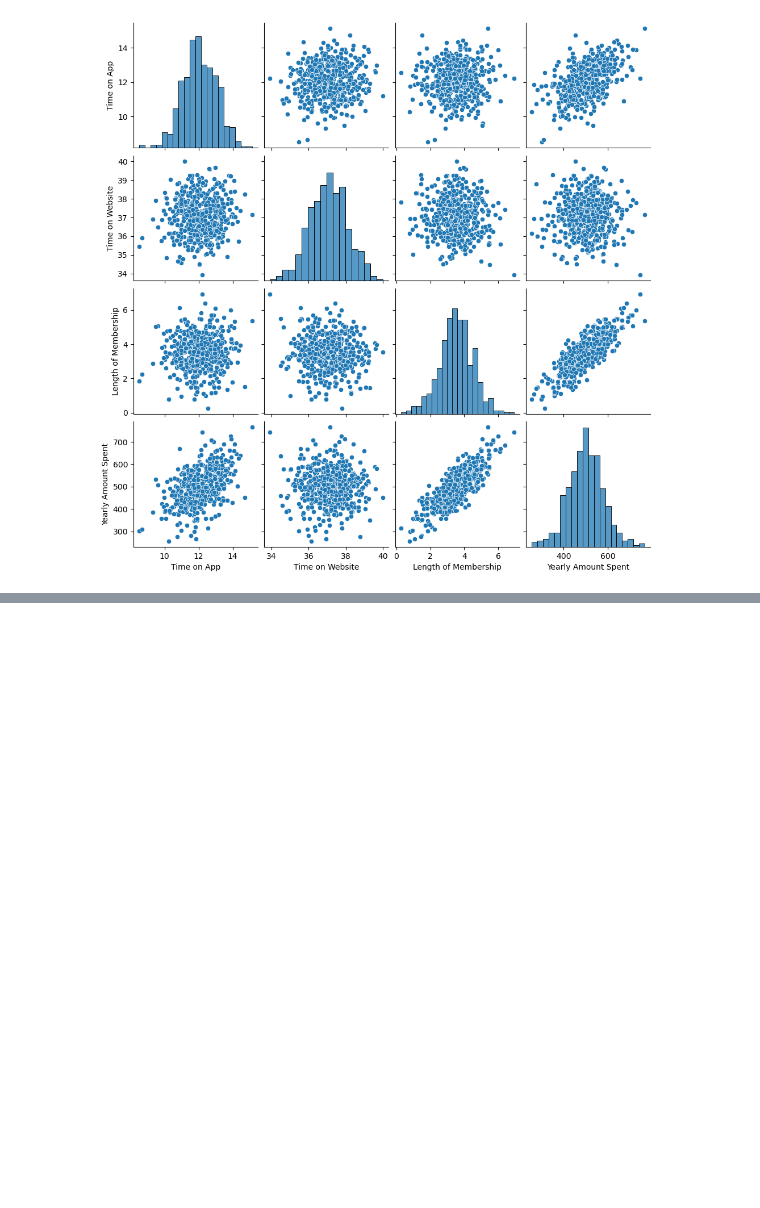
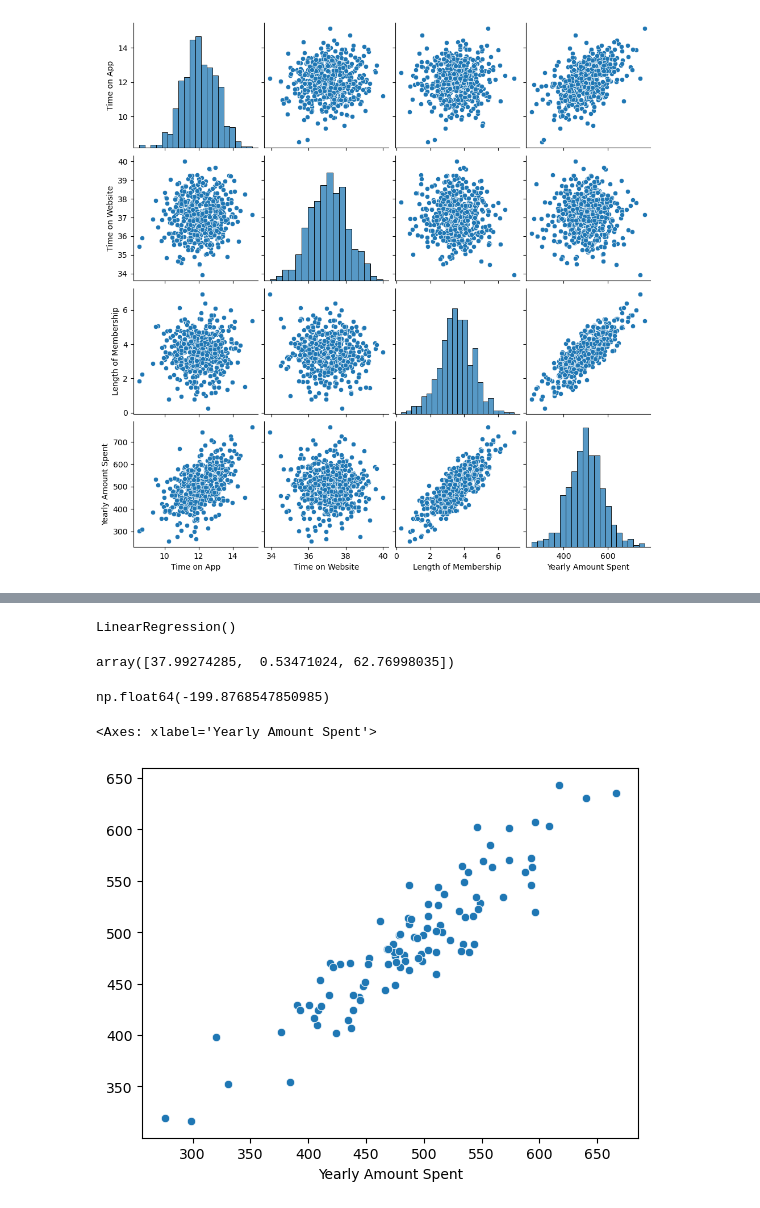
Before and after one commit to naimNB/Mechine-Learning, a Jupyter notebook: Linear Regression/Linear_regression_project.ipynb, the cells around one changed output, grey strips where cells are left out. Drawn from its saved outputs; the diff is of its cells as text; code cells hidden in the pictures; blank space fills up the shorter version.

```diff
--- a/Linear Regression/Linear_regression_project.ipynb
+++ b/Linear Regression/Linear_regression_project.ipynb
@@ -57,0 +80,6 @@ sns.pairplot(
+# %%
+features = data.drop(
+    columns=['Yearly Amount Spent']
+)
+# %%
+target = data['Yearly Amount Spent']
@@ -57,0 +88,32 @@ sns.pairplot(
+# %%
+X_train,X_test,y_train,y_test = train_test_split(
+    features,
+    target,
+    train_size=.80,
+    random_state=42
+)
+# %%
+from sklearn.linear_model import LinearRegression
+
+model = LinearRegression()
+
+model.fit(X_train, y_train)
+# %% [output]
+LinearRegression()
+# %%
+model.coef_
+# %% [output]
+array([37.99274285,  0.53471024, 62.76998035])
+# %%
+model.intercept_
+# %% [output]
+np.float64(-199.8768547850985)
+# %%
+prediction = model.predict(X_test)
+sns.scatterplot(
+    x=y_test,
+    y=prediction
+)
+# %% [output]
+<Axes: xlabel='Yearly Amount Spent'>
+[figure, added]
```
Also changed, not shown: parts of 3 cells of this notebook.
